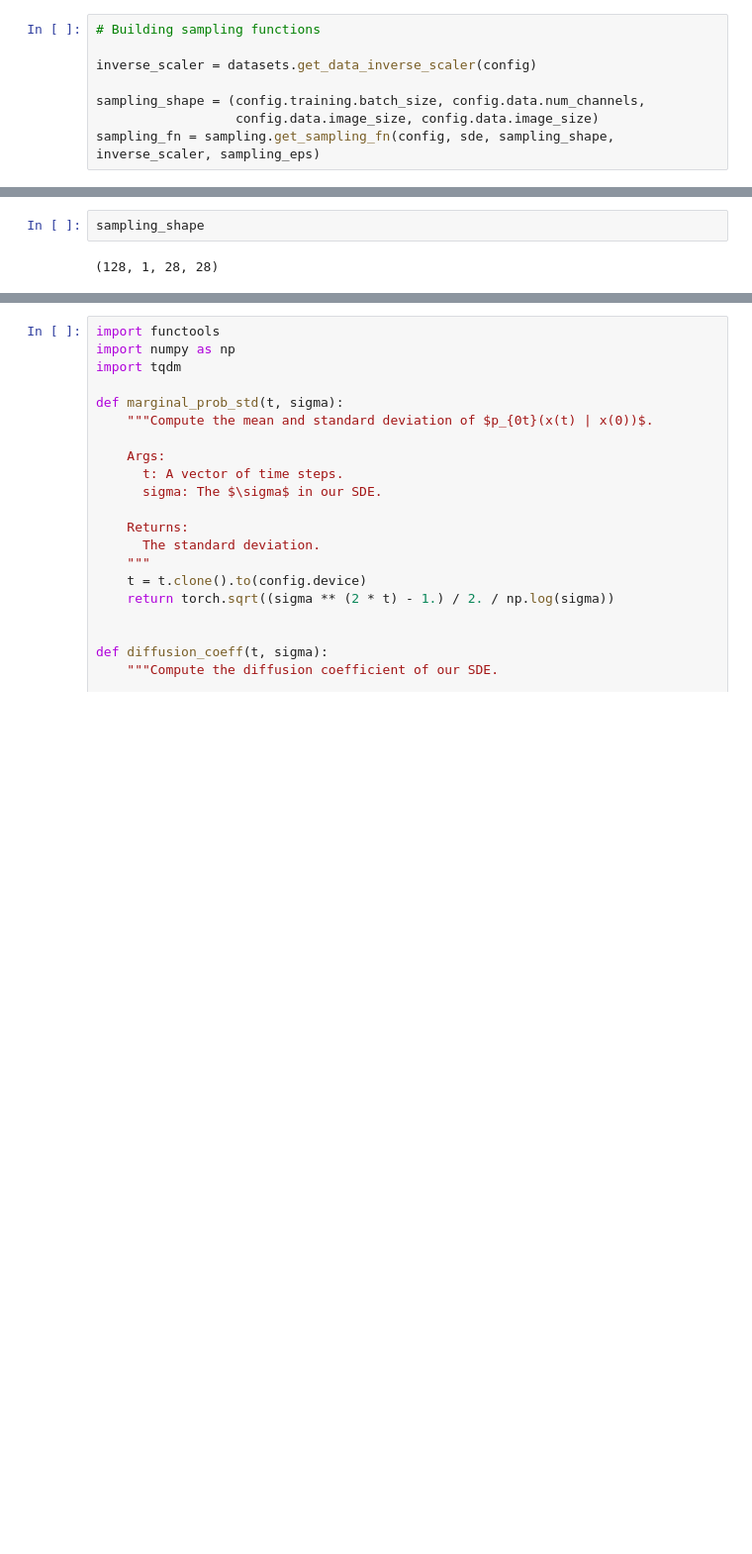
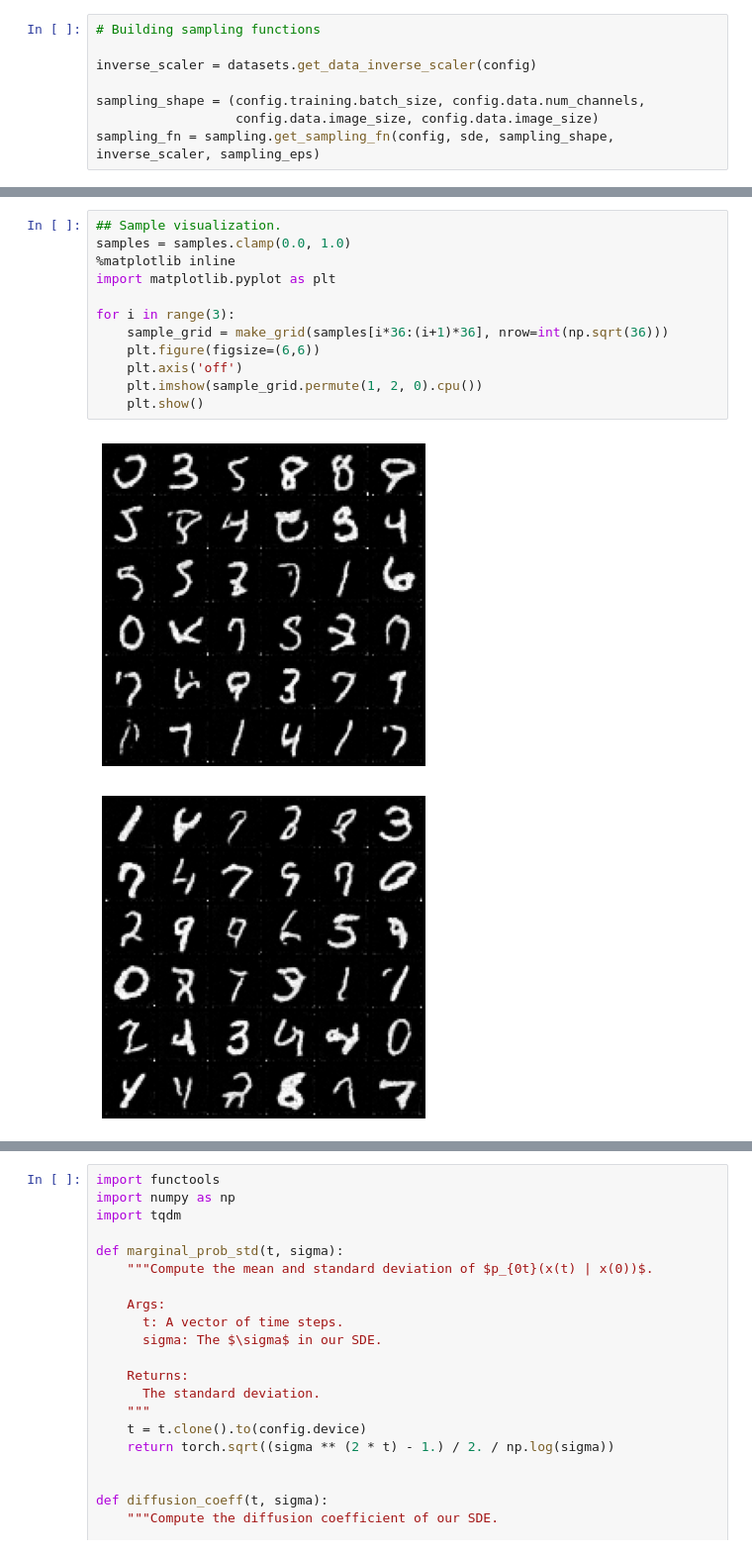
Before and after one commit to gabrielraya/ddos, a Jupyter notebook: Tutorial_on_out_out_distribution_detection_with_SGM.ipynb, the cells around one changed output, grey strips where cells are left out. Shown at 99% size. Saved outputs shown, nothing was run; the diff lists cells and outputs as text; blank space fills up the shorter version.

Commit message:
working version with Euler Maruyama sampling

```diff
--- a/Tutorial_on_out_out_distribution_detection_with_SGM.ipynb
+++ b/Tutorial_on_out_out_distribution_detection_with_SGM.ipynb
@@ -65,4 +66,15 @@ TypeError: get_score_fn() got an unexpected keyword argument 'continuous'
-# %%
-sampling_shape
-# %% [output]
-(128, 1, 28, 28)
+# %%
+## Sample visualization.
+samples = samples.clamp(0.0, 1.0)
+%matplotlib inline
+import matplotlib.pyplot as plt
+
+for i in range(3):
+    sample_grid = make_grid(samples[i*36:(i+1)*36], nrow=int(np.sqrt(36)))
+    plt.figure(figsize=(6,6))
+    plt.axis('off')
+    plt.imshow(sample_grid.permute(1, 2, 0).cpu())
+    plt.show()
+# %% [output]
+[figure, added]
+[figure, added]
```
Also changed, not shown: parts of 4 cells of this notebook, 2 other files.
